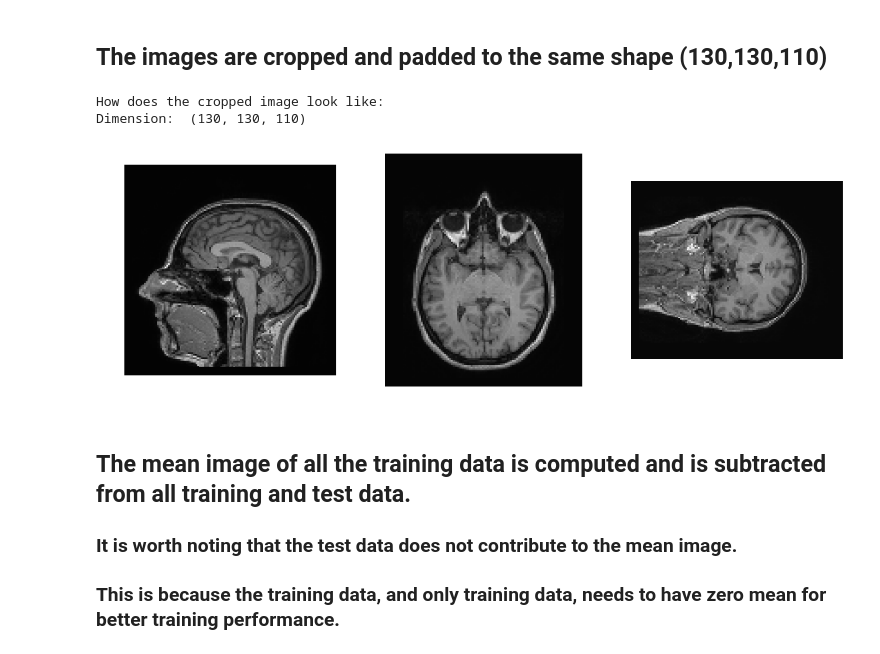
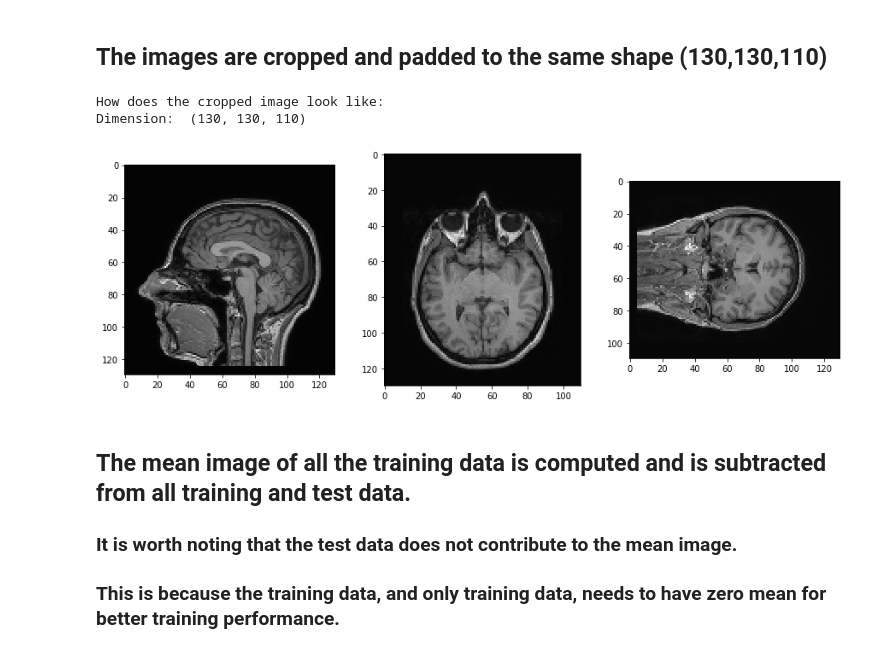
Before and after one commit to woodywff/age_prediction, a Jupyter notebook: age_demo/Script.ipynb, the cells around one changed output. Cells and saved outputs as stored; diff of their text form; code cells hidden in the pictures.

```diff
--- a/Script.ipynb
+++ b/age_demo/Script.ipynb
@@ -69,11 +73,11 @@ Dimension:  (120, 120, 90)
 # %%
 crop_padded_img = np.load('./IXI_npy/origin/IXI002.npy')
 print('How does the cropped image look like:')
-print2d(crop_padded_img)
+print2d(crop_padded_img,axis='on')
 # %% [output]
 How does the cropped image look like:
 Dimension:  (130, 130, 110)
-[figure, old version]
+[figure, new version]
 # %% [markdown]
 ## The mean image of all the training data is computed and is subtracted from all training and test data.
 ### It is worth noting that the test data does not contribute to the mean image.
```
Also changed, not shown: parts of 9 cells of this notebook, 9 other files.
